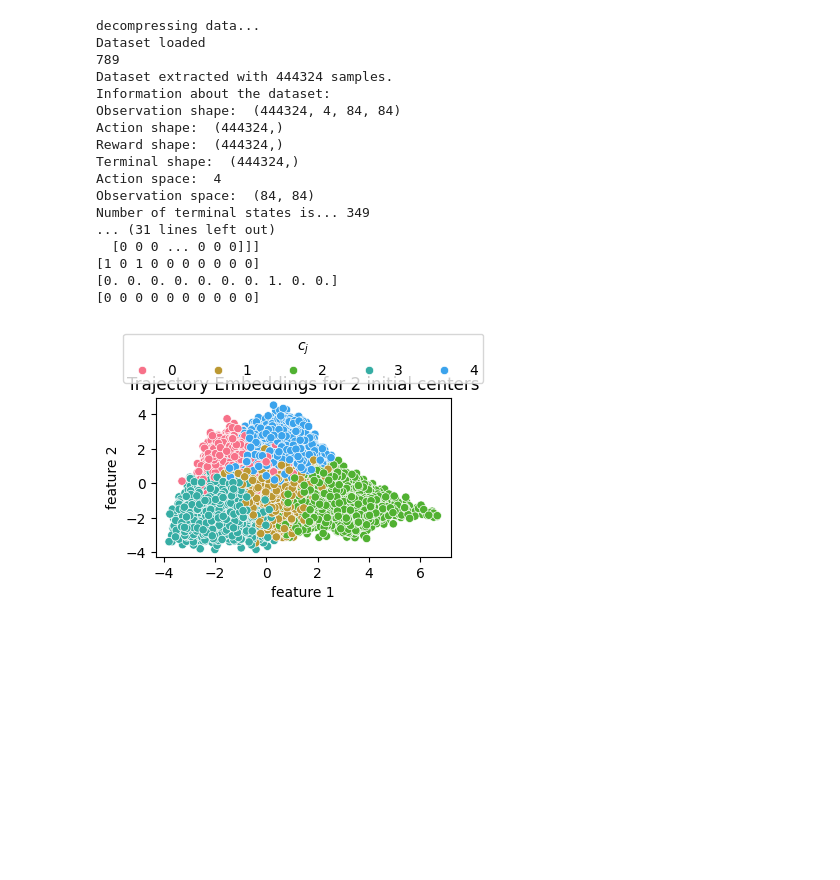
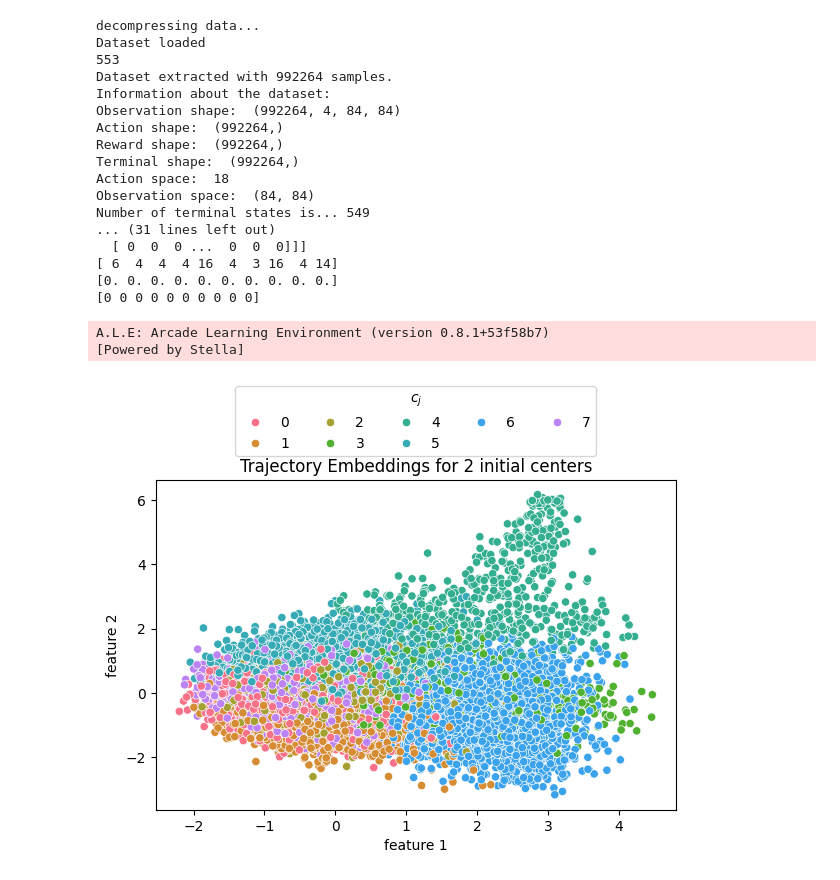
Before and after one commit to karim-abdel/Explaining-RL-Decisions-with-Trajectories, a Jupyter notebook: Breakout/breakout.ipynb, the cells around one changed output. Drawn from its saved outputs; the diff is of its cells as text; code cells hidden in the pictures; blank space fills up the shorter version.

Commit message:
qbert/breakout final results

```diff
--- a/Breakout/breakout.ipynb
+++ b/Breakout/breakout.ipynb
@@ -16,10 +16,10 @@ from encoder import CustomCNNFactory
 device = set_seeds(seed=0)
 
 # Set data and test sizes
-data_size, test_size = 250, 100
+data_size, test_size = 450, 100
 # %%
 # Load Seaquest dataset
-seaquestdata, sq_env = load_seaquest_dataset(env_name='Breakout', size=data_size+test_size)
+seaquestdata, sq_env = load_seaquest_dataset(env_name='Seaquest', size=data_size+test_size)
 
 print(seaquestdata["observations"][0])
 print(seaquestdata["actions"][:10])
@@ -28,24 +28,26 @@ print(seaquestdata["terminals"][:10])
 # %% [output]
 decompressing data...
 Dataset loaded
-789
-Dataset extracted with 444324 samples.
+553
+Dataset extracted with 992264 samples.
 Information about the dataset:
-Observation shape:  (444324, 4, 84, 84)
-Action shape:  (444324,)
-Reward shape:  (444324,)
-Terminal shape:  (444324,)
-Action space:  4
+Observation shape:  (992264, 4, 84, 84)
+Action shape:  (992264,)
+Reward shape:  (992264,)
+Terminal shape:  (992264,)
+Action space:  18
 Observation space:  (84, 84)
-Number of terminal states is... 349
+Number of terminal states is... 549
 ... (31 lines left out)
-  [0 0 0 ... 0 0 0]]]
-[1 0 1 0 0 0 0 0 0 0]
-[0. 0. 0. 0. 0. 0. 0. 1. 0. 0.]
+  [ 0  0  0 ...  0  0  0]]]
+[ 6  4  4  4 16  4  3 16  4 14]
+[0. 0. 0. 0. 0. 0. 0. 0. 0. 0.]
 [0 0 0 0 0 0 0 0 0 0]
+A.L.E: Arcade Learning Environment (version 0.8.1+53f58b7)
+[Powered by Stella]
 # %%
 # Load pre-trained encoders
-pre_trained_encoder_seaquest = load_seaquest_model("decision_transformer_atari/checkpoints/Breakout_123.pth", seed=0)
+pre_trained_encoder_seaquest = load_seaquest_model("decision_transformer_atari/checkpoints/Seaquest_123.pth", seed=0)
 
 # Create Seaquest test set
 seaquestdata, test_observation_sq = make_seaquest_testset(seaquestdata, data_size, test_size)
@@ -53,7 +55,7 @@ seaquestdata, test_observation_sq = make_seaquest_testset(seaquestdata, data_siz
 # Create trajectories and obtain embeddings for Seaquest data
 final_obs_sq, final_act_sq, final_rew_sq, _ = create_trajectories(
     seaquestdata["observations"], seaquestdata["actions"],
-    seaquestdata["rewards"], seaquestdata["terminals"], trajectory_length=15
+    seaquestdata["rewards"], seaquestdata["terminals"], trajectory_length=30
 )
 trajectory_embedding_seaquest = get_trajectory_embedding(
     pre_trained_encoder_seaquest, final_obs_sq, final_act_sq, final_rew_sq,
@@ -61,9 +63,9 @@ trajectory_embedding_seaquest = get_trajectory_embedding(
 )
 # %%
 # Perform clustering on Seaquest data
-clusters_seaquest, _ = perform_clustering_and_plot(trajectory_embedding_seaquest.detach().cpu().numpy(), 2, 5, ccore=True, plot=True)
+clusters_seaquest, _ = perform_clustering_and_plot(trajectory_embedding_seaquest.detach().cpu().numpy(), 2, 8, ccore=True, plot=True)
 # %% [output]
-[figure, old version]
+[figure, new version]
 # %%
  # Train Seaquest model with DiscreteSAC
 print('#' * 100)
```
Also changed, not shown: parts of 8 cells of this notebook, 12 other files.
